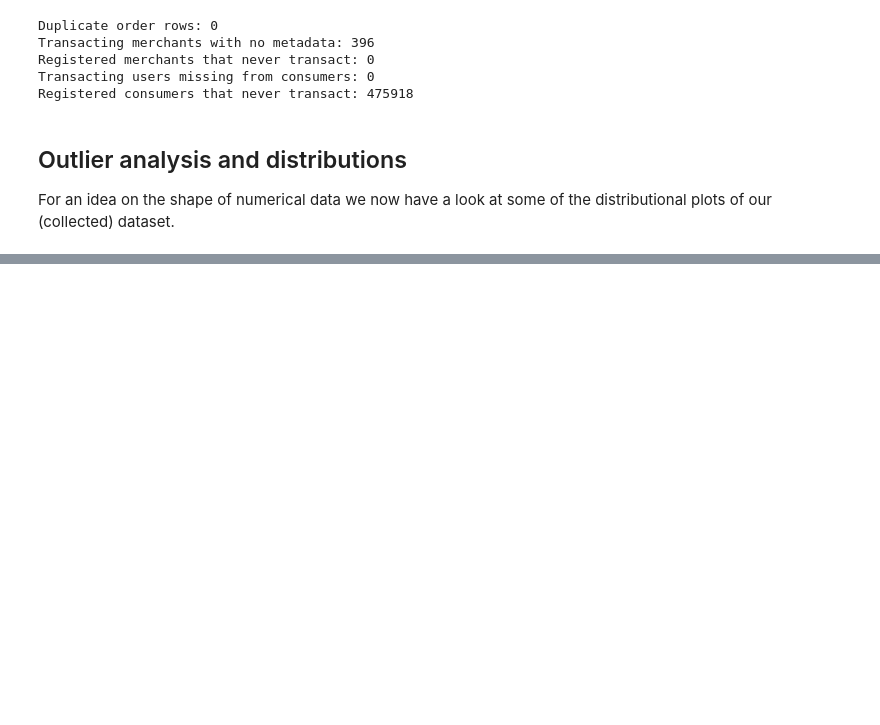
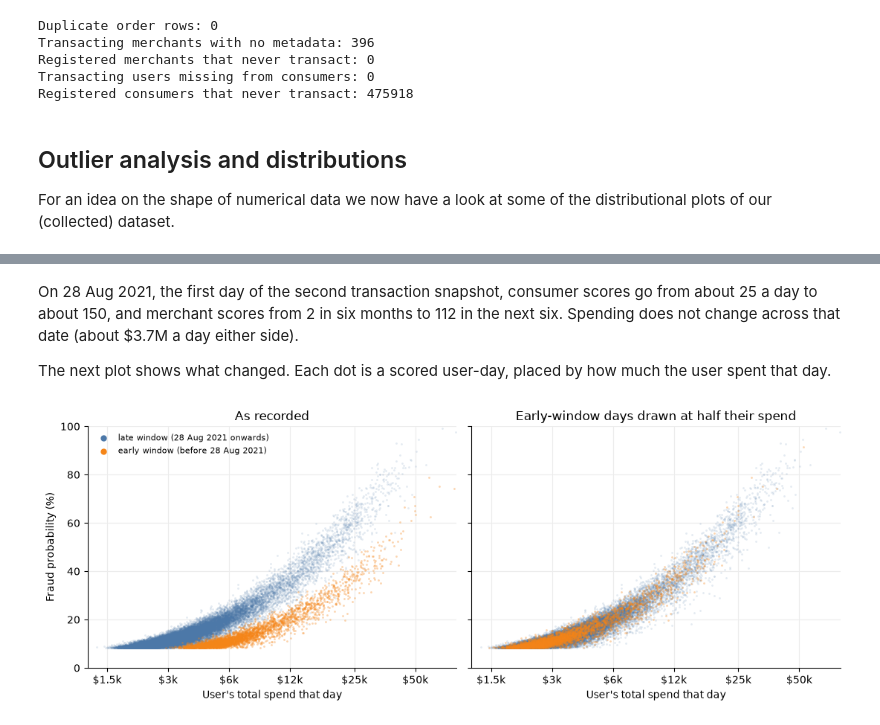
Before and after one commit to cjboingboing/project2, a Jupyter notebook: notebooks/final_findings.ipynb, the cells around one changed output, grey strips where cells are left out. Saved outputs shown, nothing was run; the diff lists cells and outputs as text; code cells hidden in the pictures; blank space fills up the shorter version.

```diff
--- a/notebooks/final_findings.ipynb
+++ b/notebooks/final_findings.ipynb
@@ -317,0 +516,29 @@ plt.show()
+# %% [markdown]
+On 28 Aug 2021, the first day of the second transaction snapshot, consumer scores go from about 25 a day to about 150, and merchant scores from 2 in six months to 112 in the next six. Spending does not change across that date (about \$3.7M a day either side).
+
+The next plot shows what changed. Each dot is a scored user-day, placed by how much the user spent that day.
+# %%
+late_scored = scored_days[scored_days["order_date"] >= BREAK]
+early_scored = scored_days[scored_days["order_date"] < BREAK]
+
+fig, axes = plt.subplots(1, 2, figsize=(11, 4.2), sharey=True)
+for ax, divisor, title in [(axes[0], 1, "As recorded"), (axes[1], 2, "Early-window days drawn at half their spend")]:
+    ax.scatter(late_scored["day_spend"], late_scored["consumer_score"], s=4, color=OBS_BLUE, alpha=0.15,
+               linewidths=0, label="late window (28 Aug 2021 onwards)")
+    ax.scatter(early_scored["day_spend"] / divisor, early_scored["consumer_score"], s=4, color=EARLY_ORANGE,
+               alpha=0.35, linewidths=0, label="early window (before 28 Aug 2021)")
+    ax.set_xscale("log")
+    ax.set_xticks([1500, 3000, 6000, 12000, 25000, 50000], ["$1.5k", "$3k", "$6k", "$12k", "$25k", "$50k"])
+    ax.minorticks_off()
+    ax.set(xlabel="User's total spend that day", title=title, xlim=(1200, 80_000), ylim=(0, 100))
+    ax.grid(color="#ececec")
+    ax.set_axisbelow(True)
+    sns.despine(ax=ax)
+axes[0].set_ylabel("Fraud probability (%)")
+legend = axes[0].legend(frameon=False, fontsize=8, markerscale=3)
+for handle in legend.legend_handles:
+    handle.set_alpha(1)
+fig.tight_layout()
+plt.show()
+# %% [output]
+[figure, added]
```
Also changed, not shown: parts of 29 cells of this notebook, 15 other files.
